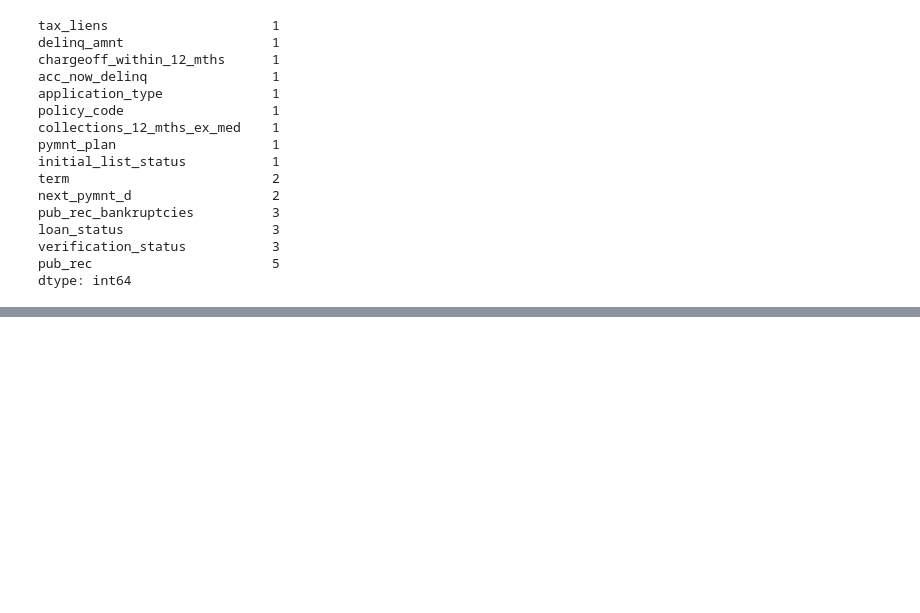
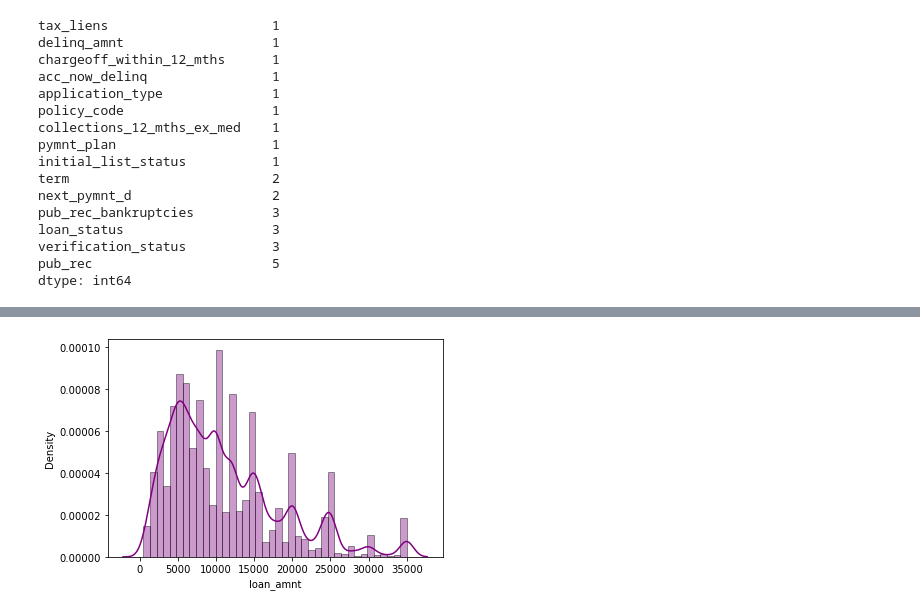
Before and after one commit to Naveenkv93/LeadingLoan_Case_Study, a Jupyter notebook: Case_Study.ipynb, the cells around one changed output, grey strips where cells are left out. Saved outputs shown, nothing was run; the diff lists cells and outputs as text; code cells hidden in the pictures; blank space fills up the shorter version.

```diff
--- a/Case_Study.ipynb
+++ b/Case_Study.ipynb
@@ -86,0 +267,10 @@ memory usage: 14.5+ MB
+# %%
+# Plotting historm for loan amount requested
+#sns.histplot(loan_column_filter.loan_amnt)
+import warnings
+warnings.filterwarnings('ignore')
+sns.distplot(a=loan_column_filter.loan_amnt, bins=40, color='purple',
+             hist_kws={"edgecolor": 'black'})
+plt.show()
+# %% [output]
+[figure, added]
```
Also changed, not shown: parts of 72 cells of this notebook.
